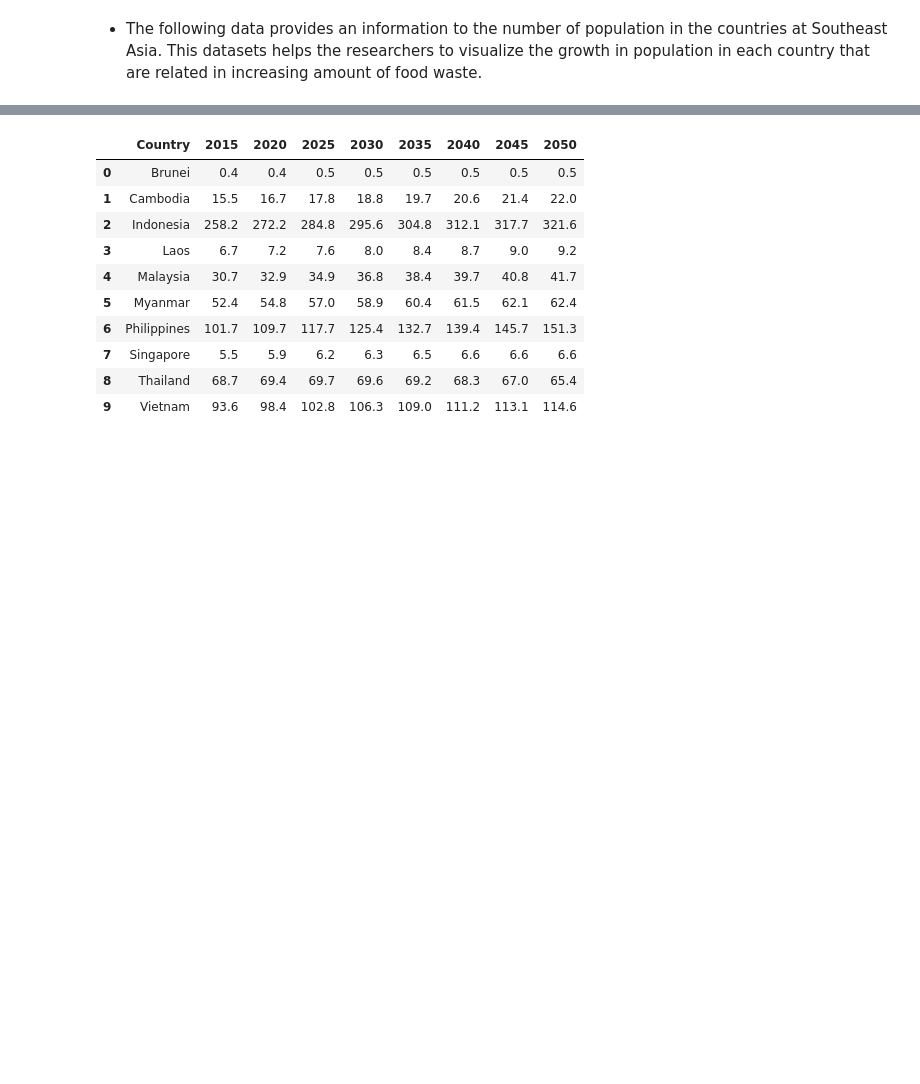
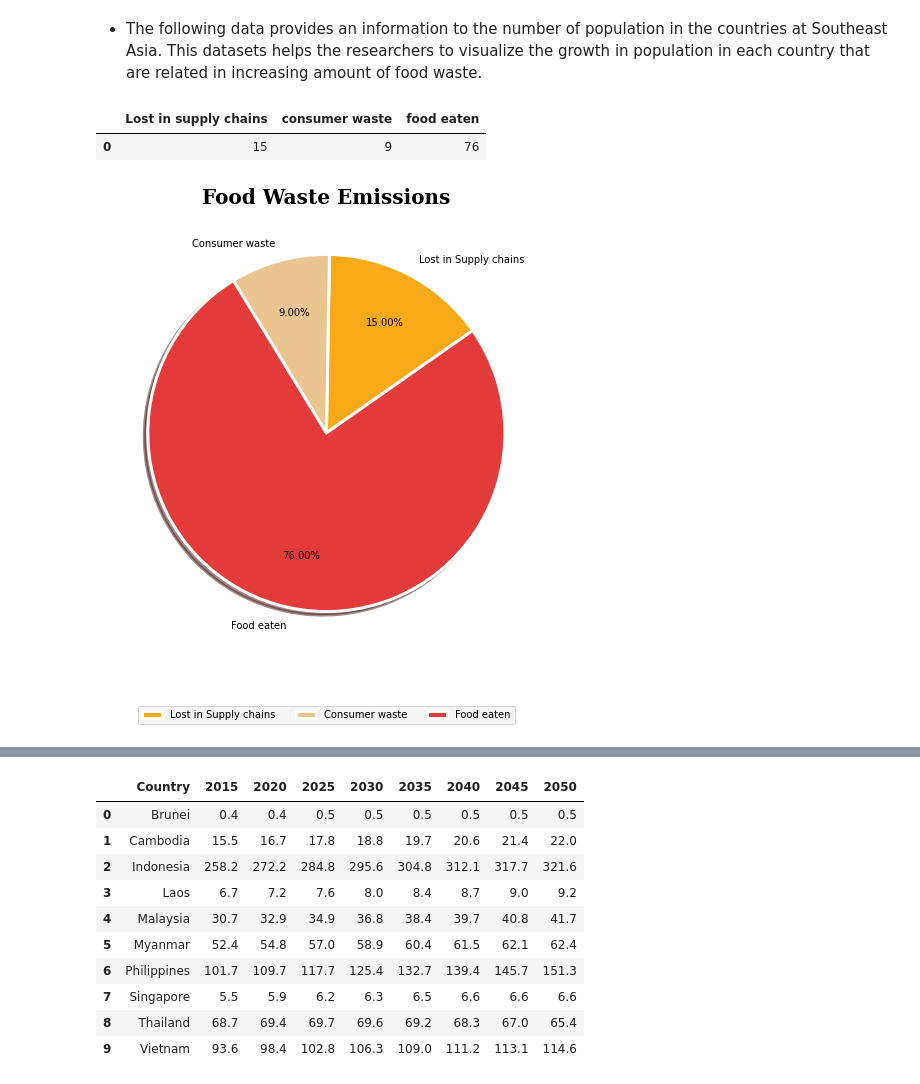
Before and after one commit to renzcarlo24/ITBA-3207-Team-Big-Bytes, a Jupyter notebook: Data Visualization.ipynb, the cells around one changed output, grey strips where cells are left out. Saved outputs shown, nothing was run; the diff lists cells and outputs as text; code cells hidden in the pictures; blank space fills up the shorter version.

Commit message:
Updated Data Visualization

```diff
--- a/Data Visualization.ipynb
+++ b/Data Visualization.ipynb
@@ -119,0 +123,19 @@ The bar graph depicts the food production in the countries of Southeast Asia in
+# %%
+fwe
+# %% [output]
+|  | Lost in supply chains | consumer waste | food eaten |
+| 0 | 15 | 9 | 76 |
+# %%
+#Input Values
+emission = ['Lost in Supply chains', 'Consumer waste', 'Food eaten']
+value = [15, 9, 76]
+#size of the graph
+plt.figure(figsize = (8,9))
+#creating visualizations
+plt.rcParams['axes.facecolor'] = '#F2F2F2'
+colors = ['#FAAA17', '#EBC590', '#E33B3A',]
+plt.pie(value, labels=emission, colors = colors, autopct='%1.2f%%', wedgeprops = { 'linewidth' : 3, 'edgecolor' : 'white' }, pctdistance=0.7, labeldistance=1.1, startangle=35, shadow = True, textprops={'fontsize': 10})
+plt.title('Food Waste Emissions' , fontdict={'fontname': 'serif','fontweight':'bold', 'fontsize':20})
+plt.legend(ncol=11, bbox_to_anchor=(0.5, -0.1), loc='upper center');
+# %% [output]
+[figure, added]
```
Also changed, not shown: parts of 5 cells of this notebook.
